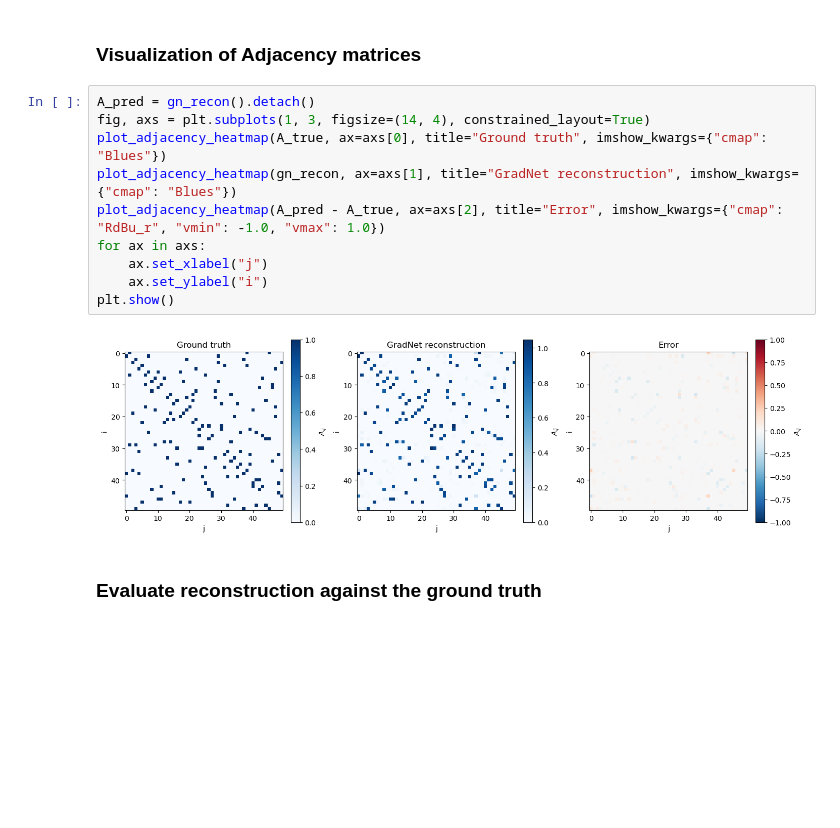
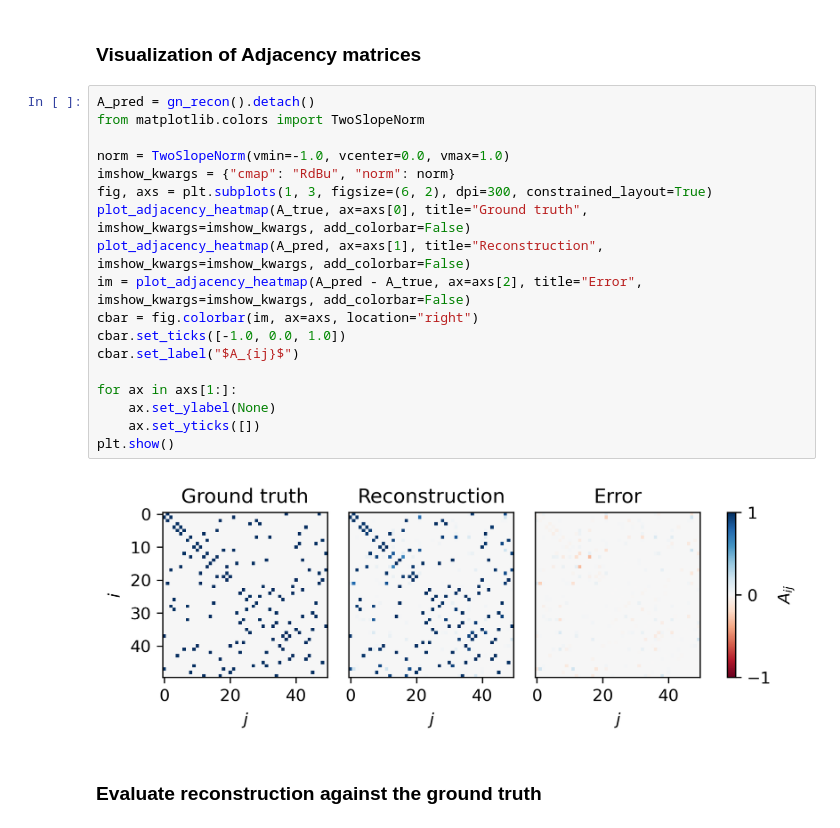
Before and after one commit to mikaberidze/gradnet, a Jupyter notebook: examples/4_network_reconstruction.ipynb, the cells around one changed output. Drawn from its saved outputs; the diff is of its cells as text; blank space fills up the shorter version.

```diff
--- a/examples/4_network_reconstruction.ipynb
+++ b/examples/4_network_reconstruction.ipynb
@@ -155,16 +154,24 @@ Then you should navigate your a terminal to your python project directory and ty
 ### Visualization of Adjacency matrices
 # %%
 A_pred = gn_recon().detach()
-fig, axs = plt.subplots(1, 3, figsize=(14, 4), constrained_layout=True)
-plot_adjacency_heatmap(A_true, ax=axs[0], title="Ground truth", imshow_kwargs={"cmap": "Blues"})
-plot_adjacency_heatmap(gn_recon, ax=axs[1], title="GradNet reconstruction", imshow_kwargs={"cmap": "Blues"})
-plot_adjacency_heatmap(A_pred - A_true, ax=axs[2], title="Error", imshow_kwargs={"cmap": "RdBu_r", "vmin": -1.0, "vmax": 1.0})
-for ax in axs:
-    ax.set_xlabel("j")
-    ax.set_ylabel("i")
+from matplotlib.colors import TwoSlopeNorm
+
+norm = TwoSlopeNorm(vmin=-1.0, vcenter=0.0, vmax=1.0)
+imshow_kwargs = {"cmap": "RdBu", "norm": norm}
+fig, axs = plt.subplots(1, 3, figsize=(6, 2), dpi=300, constrained_layout=True)
+plot_adjacency_heatmap(A_true, ax=axs[0], title="Ground truth", imshow_kwargs=imshow_kwargs, add_colorbar=False)
+plot_adjacency_heatmap(A_pred, ax=axs[1], title="Reconstruction", imshow_kwargs=imshow_kwargs, add_colorbar=False)
+im = plot_adjacency_heatmap(A_pred - A_true, ax=axs[2], title="Error", imshow_kwargs=imshow_kwargs, add_colorbar=False)
+cbar = fig.colorbar(im, ax=axs, location="right")
+cbar.set_ticks([-1.0, 0.0, 1.0])
+cbar.set_label("$A_{ij}$")
+
+for ax in axs[1:]:
+    ax.set_ylabel(None)
+    ax.set_yticks([])
 plt.show()
 # %% [output]
-[figure, old version]
+[figure, new version]
 # %% [markdown]
 ### Evaluate reconstruction against the ground truth
 # %%
```
Also changed, not shown: parts of 3 cells of this notebook, 18 other files.
